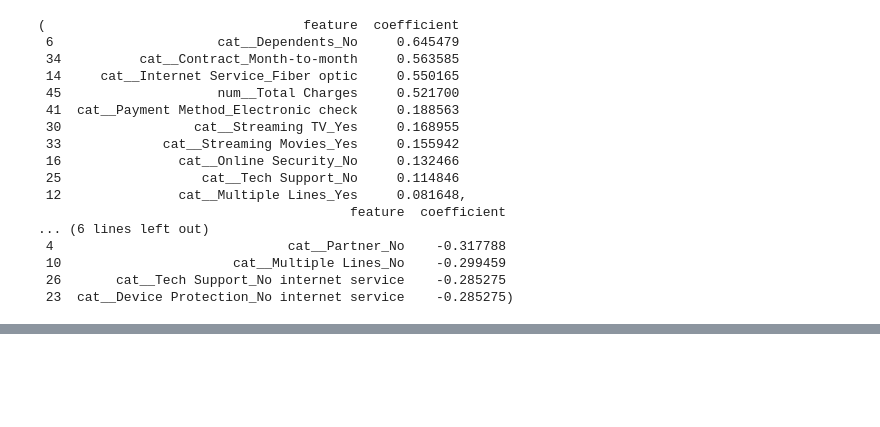
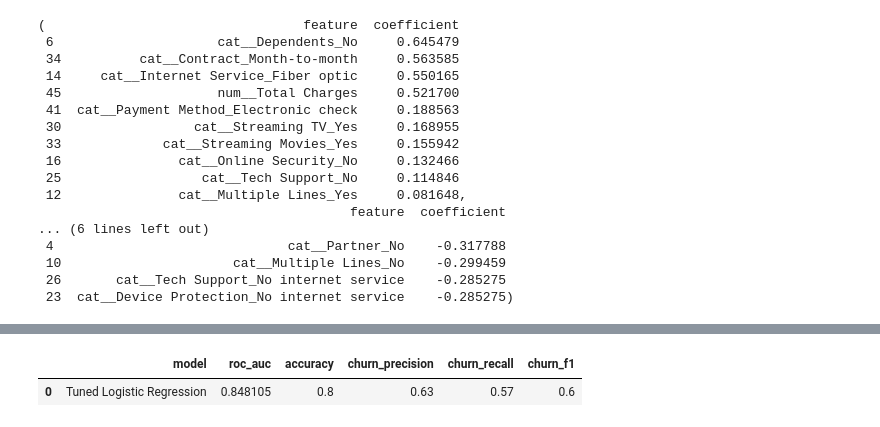
Before and after one commit to VinChan2001/telco-churn-prediction, a Jupyter notebook: notebooks/01_data_check.ipynb, the cells around one changed output, grey strips where cells are left out. Cells and saved outputs as stored; diff of their text form; code cells hidden in the pictures; blank space fills up the shorter version.

```diff
--- a/notebooks/01_data_check.ipynb
+++ b/notebooks/01_data_check.ipynb
@@ -925,0 +993,20 @@ top_churn_drivers, top_retention_drivers
+# %%
+from sklearn.metrics import roc_auc_score, classification_report, confusion_matrix
+
+best_log_reg = grid_search.best_estimator_
+
+tuned_prob = best_log_reg.predict_proba(X_test)[:, 1]
+tuned_pred = best_log_reg.predict(X_test)
+
+tuned_auc = roc_auc_score(y_test, tuned_prob) #here you have to give prob not pred, because roc_auc_score needs the
+#predicted probabilities to calculate the area under the curve, which is a measure of how well the model can distinguish between
+#  the classes. Using predicted class labels instead of probabilities would not provide the necessary
+# information for this calculation and would lead to an incorrect evaluation of the model's performance.
+
+print("Tuned Logistic Regression Test ROC AUC:", tuned_auc)
+
+print("\nConfusion Matrix:")
+print(confusion_matrix(y_test, tuned_pred))
+
+print("\nClassification Report:")
+print(classification_report(y_test, tuned_pred))
@@ -925,0 +1029,16 @@ top_churn_drivers, top_retention_drivers
+# %%
+model_results = pd.DataFrame([
+    {
+        "model": "Tuned Logistic Regression",
+        "roc_auc": tuned_auc,
+        "accuracy": 0.80,
+        "churn_precision": 0.63,
+        "churn_recall": 0.57,
+        "churn_f1": 0.60
+    }
+])
+
+model_results
+# %% [output]
+|  | model | roc_auc | accuracy | churn_precision | churn_recall | churn_f1 |
+| 0 | Tuned Logistic Regression | 0.848105 | 0.8 | 0.63 | 0.57 | 0.6 |
```
Also changed, not shown: parts of 15 cells of this notebook.
